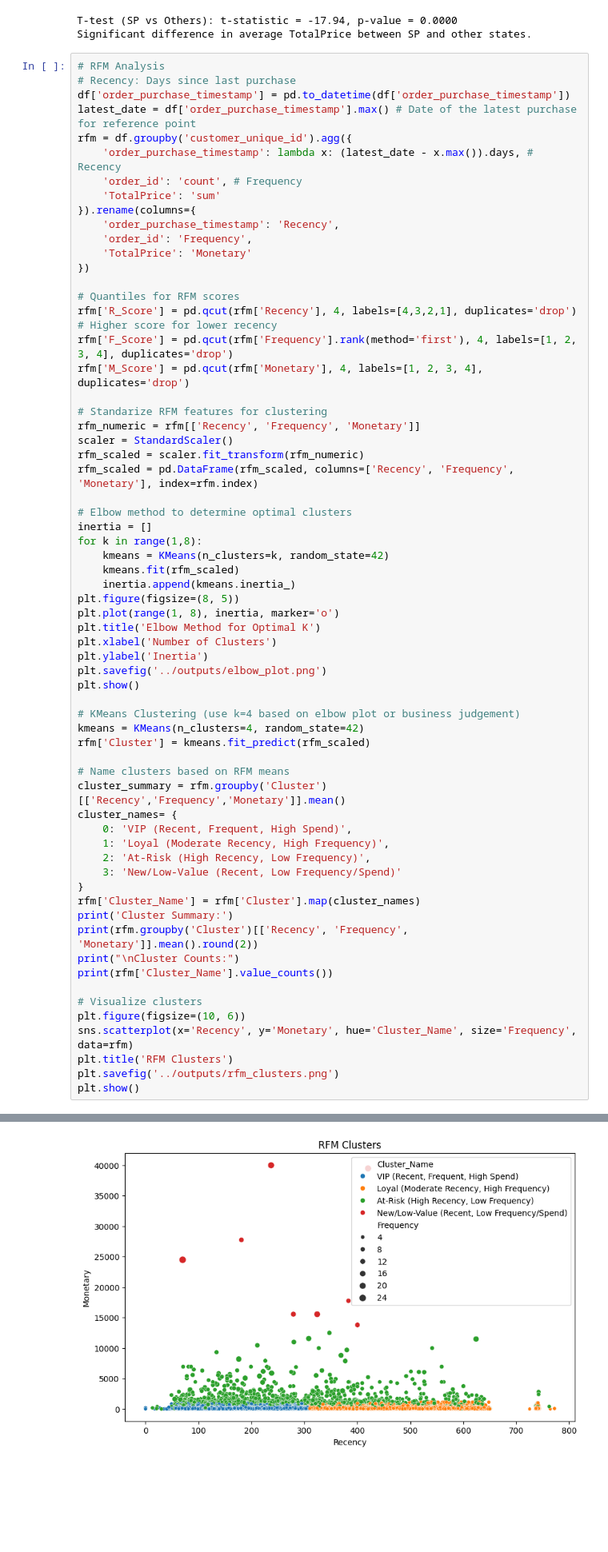
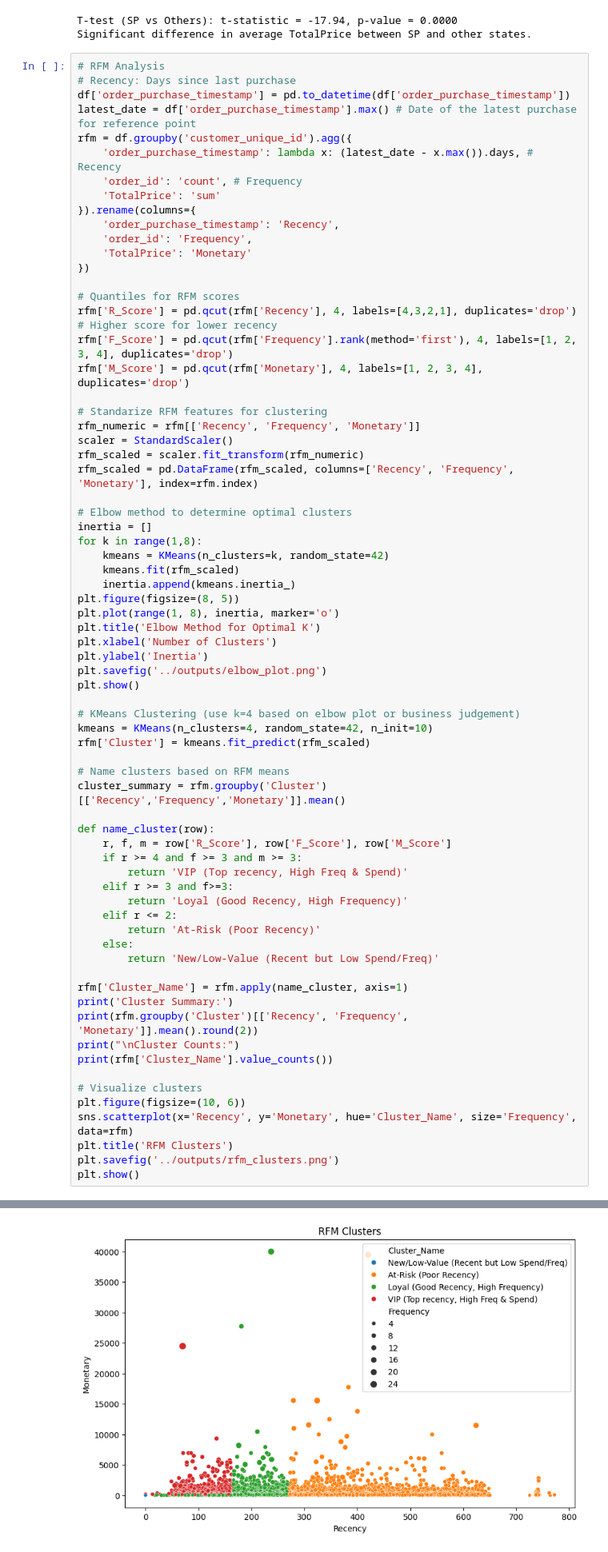
Before and after one commit to Darrell-Bailey/ecommerce-sales-analysis, a Jupyter notebook: notebooks/eda.ipynb, the cells around one changed output, grey strips where cells are left out. Shown at 80% size. Cells and saved outputs as stored; diff of their text form; blank space fills up the shorter version.

Commit message:
FINAL: RFM segmentation using R/F/M quantiles for clustering and naming

```diff
--- a/notebooks/eda.ipynb
+++ b/notebooks/eda.ipynb
@@ -177,18 +177,24 @@ plt.savefig('../outputs/elbow_plot.png')
 plt.show()
 
 # KMeans Clustering (use k=4 based on elbow plot or business judgement)
-kmeans = KMeans(n_clusters=4, random_state=42)
+kmeans = KMeans(n_clusters=4, random_state=42, n_init=10)
 rfm['Cluster'] = kmeans.fit_predict(rfm_scaled)
 
 # Name clusters based on RFM means
 cluster_summary = rfm.groupby('Cluster')[['Recency','Frequency','Monetary']].mean()
-cluster_names= {
-    0: 'VIP (Recent, Frequent, High Spend)',
-    1: 'Loyal (Moderate Recency, High Frequency)',
-    2: 'At-Risk (High Recency, Low Frequency)',
-    3: 'New/Low-Value (Recent, Low Frequency/Spend)'
-}
-rfm['Cluster_Name'] = rfm['Cluster'].map(cluster_names)
+
+def name_cluster(row):
+    r, f, m = row['R_Score'], row['F_Score'], row['M_Score']
+    if r >= 4 and f >= 3 and m >= 3:
+        return 'VIP (Top recency, High Freq & Spend)'
+    elif r >= 3 and f>=3:
+        return 'Loyal (Good Recency, High Frequency)'
+    elif r <= 2:
+        return 'At-Risk (Poor Recency)'
+    else:
+        return 'New/Low-Value (Recent but Low Spend/Freq)'
+
+rfm['Cluster_Name'] = rfm.apply(name_cluster, axis=1)
 print('Cluster Summary:')
 print(rfm.groupby('Cluster')[['Recency', 'Frequency', 'Monetary']].mean().round(2))
 print("\nCluster Counts:")
@@ -219,5 +225,5 @@ New/Low-Value (Recent, Low Frequency/Spend)        8
 Name: count, dtype: int64
-[figure, old version]
+[figure, new version]
 # %%
 rfm.describe()
 # %% [output]
```
Also changed, not shown: parts of 1 cell of this notebook, 2 other files.
